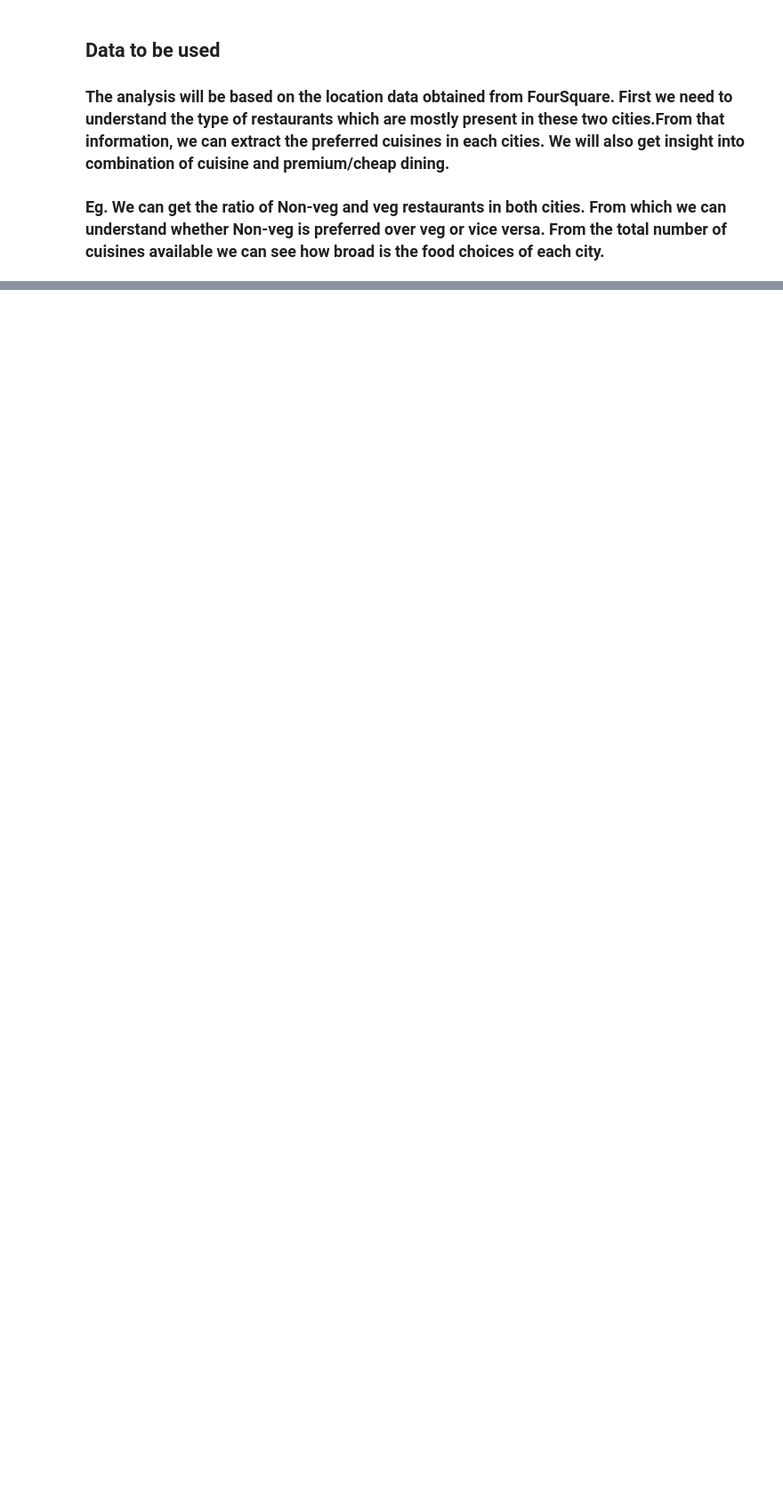
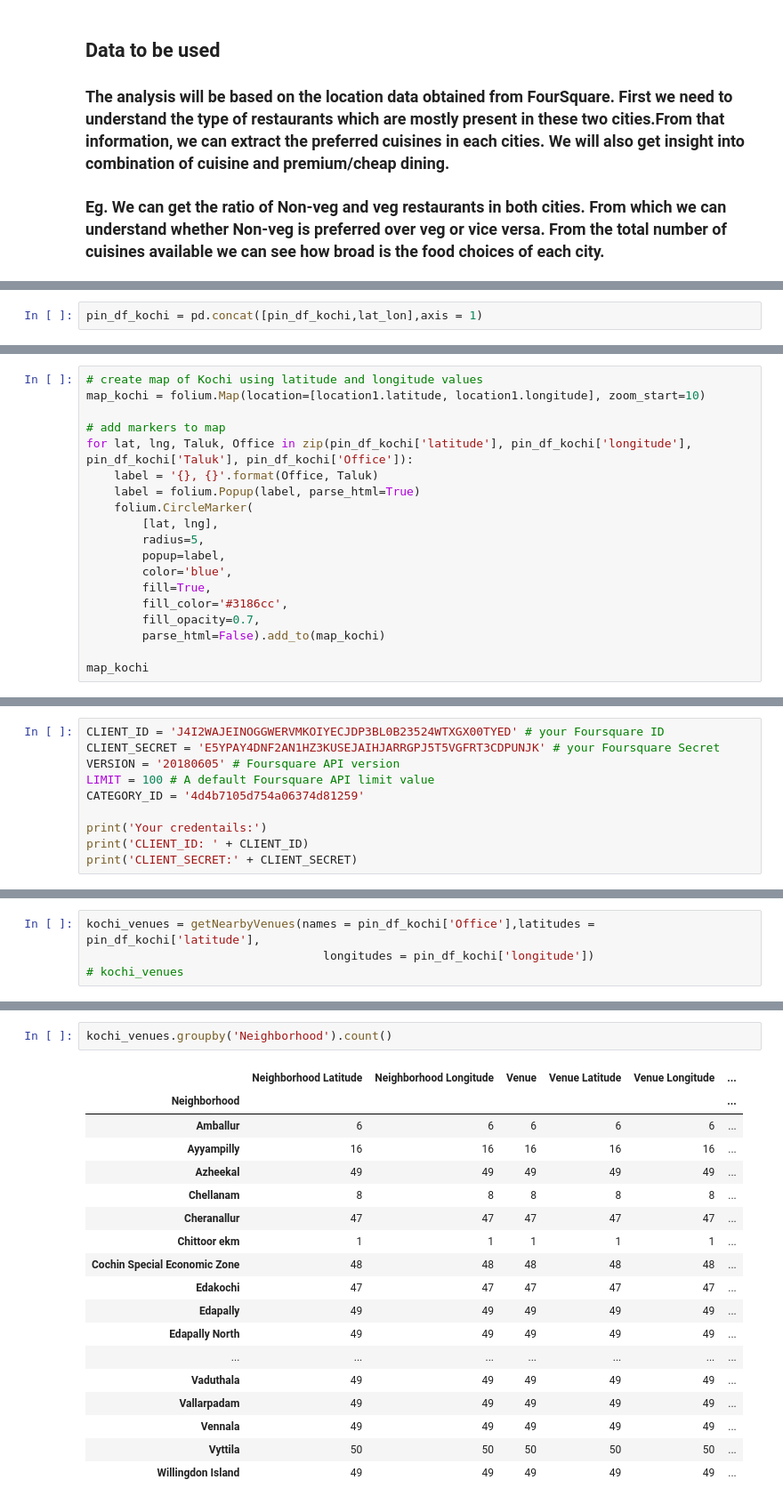
Before and after one commit to ajazHameed/Coursera_Capstone, a Jupyter notebook: coursera_capstone.ipynb, the cells around one changed output, grey strips where cells are left out. Shown at 89% size. Cells and saved outputs as stored; diff of their text form; blank space fills up the shorter version.

Commit message:
final changes for kochi

```diff
--- a/coursera_capstone.ipynb
+++ b/coursera_capstone.ipynb
@@ -17,0 +118,2 @@
+# %%
+pin_df_kochi = pd.concat([pin_df_kochi,lat_lon],axis = 1)
@@ -17,0 +122,19 @@
+# %%
+# create map of Kochi using latitude and longitude values
+map_kochi = folium.Map(location=[location1.latitude, location1.longitude], zoom_start=10)
+
+# add markers to map
+for lat, lng, Taluk, Office in zip(pin_df_kochi['latitude'], pin_df_kochi['longitude'], pin_df_kochi['Taluk'], pin_df_kochi['Office']):
+    label = '{}, {}'.format(Office, Taluk)
+    label = folium.Popup(label, parse_html=True)
+    folium.CircleMarker(
+        [lat, lng],
+        radius=5,
+        popup=label,
+        color='blue',
+        fill=True,
+        fill_color='#3186cc',
+        fill_opacity=0.7,
+        parse_html=False).add_to(map_kochi)
+
+map_kochi
@@ -17,0 +145,10 @@
+# %%
+CLIENT_ID = 'J4I2WAJEINOGGWERVMKOIYECJDP3BL0B23524WTXGX00TYED' # your Foursquare ID
+CLIENT_SECRET = 'E5YPAY4DNF2AN1HZ3KUSEJAIHJARRGPJ5T5VGFRT3CDPUNJK' # your Foursquare Secret
+VERSION = '20180605' # Foursquare API version
+LIMIT = 100 # A default Foursquare API limit value
+CATEGORY_ID = '4d4b7105d754a06374d81259'
+
+print('Your credentails:')
+print('CLIENT_ID: ' + CLIENT_ID)
+print('CLIENT_SECRET:' + CLIENT_SECRET)
@@ -17,0 +205,4 @@
+# %%
+kochi_venues = getNearbyVenues(names = pin_df_kochi['Office'],latitudes = pin_df_kochi['latitude'],
+                                  longitudes = pin_df_kochi['longitude'])
+# kochi_venues
@@ -17,0 +275,21 @@
+# %%
+kochi_venues.groupby('Neighborhood').count()
+# %% [output]
+|  | Neighborhood Latitude | Neighborhood Longitude | Venue | Venue Latitude | Venue Longitude | ... |
+| Neighborhood |  |  |  |  |  | ... |
+| Amballur | 6 | 6 | 6 | 6 | 6 | ... |
+| Ayyampilly | 16 | 16 | 16 | 16 | 16 | ... |
+| Azheekal | 49 | 49 | 49 | 49 | 49 | ... |
+| Chellanam | 8 | 8 | 8 | 8 | 8 | ... |
+| Cheranallur | 47 | 47 | 47 | 47 | 47 | ... |
+| Chittoor ekm | 1 | 1 | 1 | 1 | 1 | ... |
+| Cochin Special Economic Zone | 48 | 48 | 48 | 48 | 48 | ... |
+| Edakochi | 47 | 47 | 47 | 47 | 47 | ... |
+| Edapally | 49 | 49 | 49 | 49 | 49 | ... |
+| Edapally North | 49 | 49 | 49 | 49 | 49 | ... |
+| ... | ... | ... | ... | ... | ... | ... |
+| Vaduthala | 49 | 49 | 49 | 49 | 49 | ... |
+| Vallarpadam | 49 | 49 | 49 | 49 | 49 | ... |
+| Vennala | 49 | 49 | 49 | 49 | 49 | ... |
+| Vyttila | 50 | 50 | 50 | 50 | 50 | ... |
+| Willingdon Island | 49 | 49 | 49 | 49 | 49 | ... |
```
Also changed, not shown: parts of 41 cells of this notebook.
